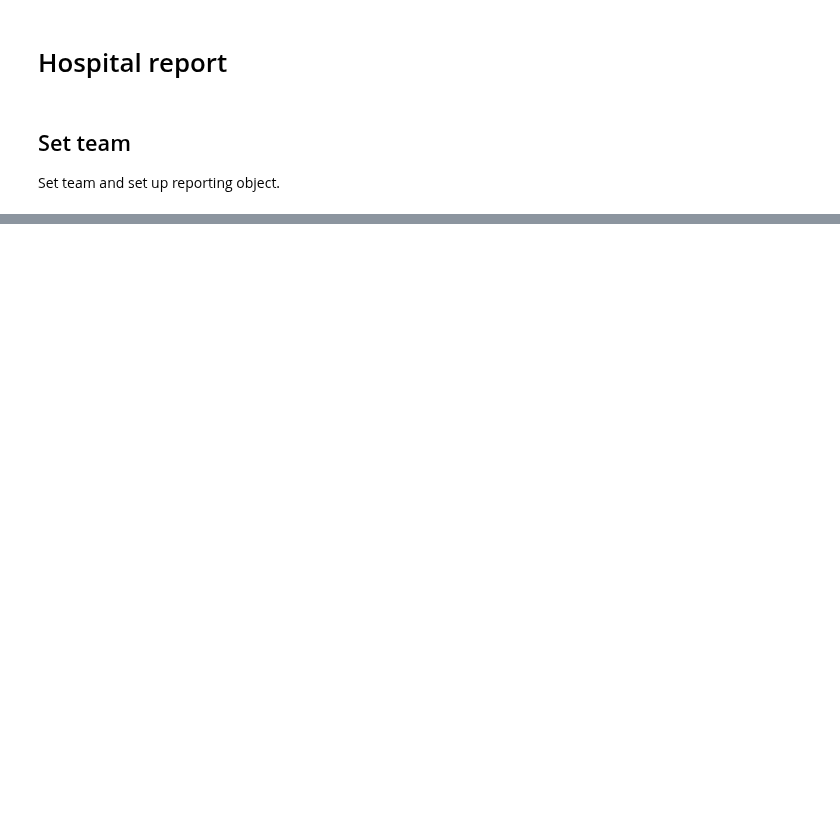
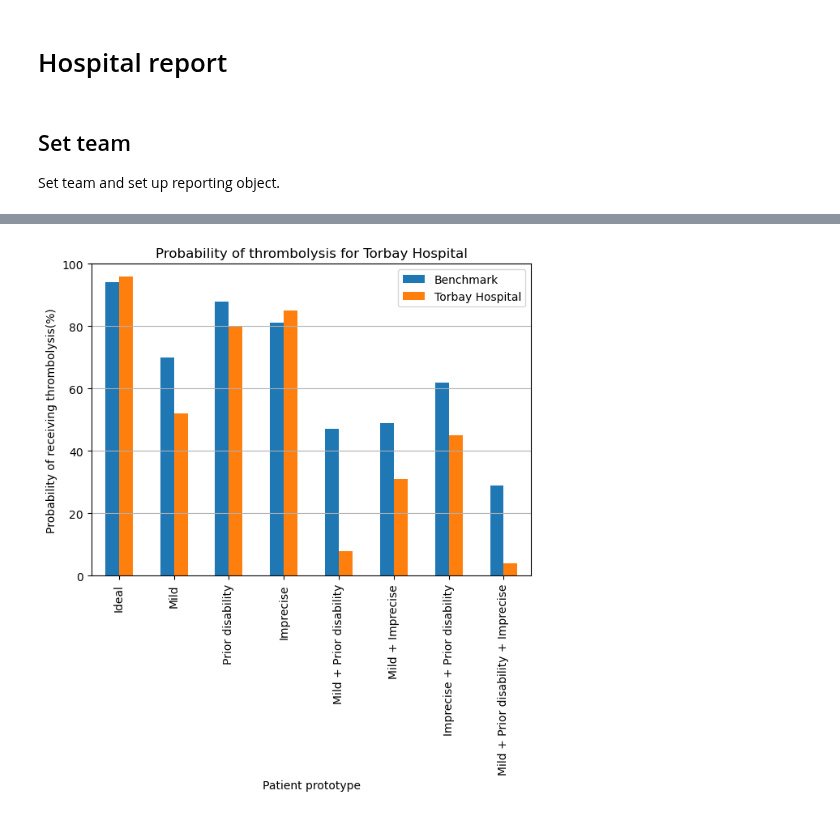
Before and after one commit to samuel-book/samuel_2_production, a Jupyter notebook: 3_hopsital_report.ipynb, the cells around one changed output, grey strips where cells are left out. Drawn from its saved outputs; the diff is of its cells as text; code cells hidden in the pictures; blank space fills up the shorter version.

Commit message:
Add protype patients to report notebook

```diff
--- a/3_hopsital_report.ipynb
+++ b/3_hopsital_report.ipynb
@@ -18,0 +37,4 @@ figure = team_report.plot_improvement()
+# %%
+team_report.show_prototype_patients()
+# %% [output]
+[figure, added]
```
Also changed, not shown: parts of 4 cells of this notebook, 4 other files.
